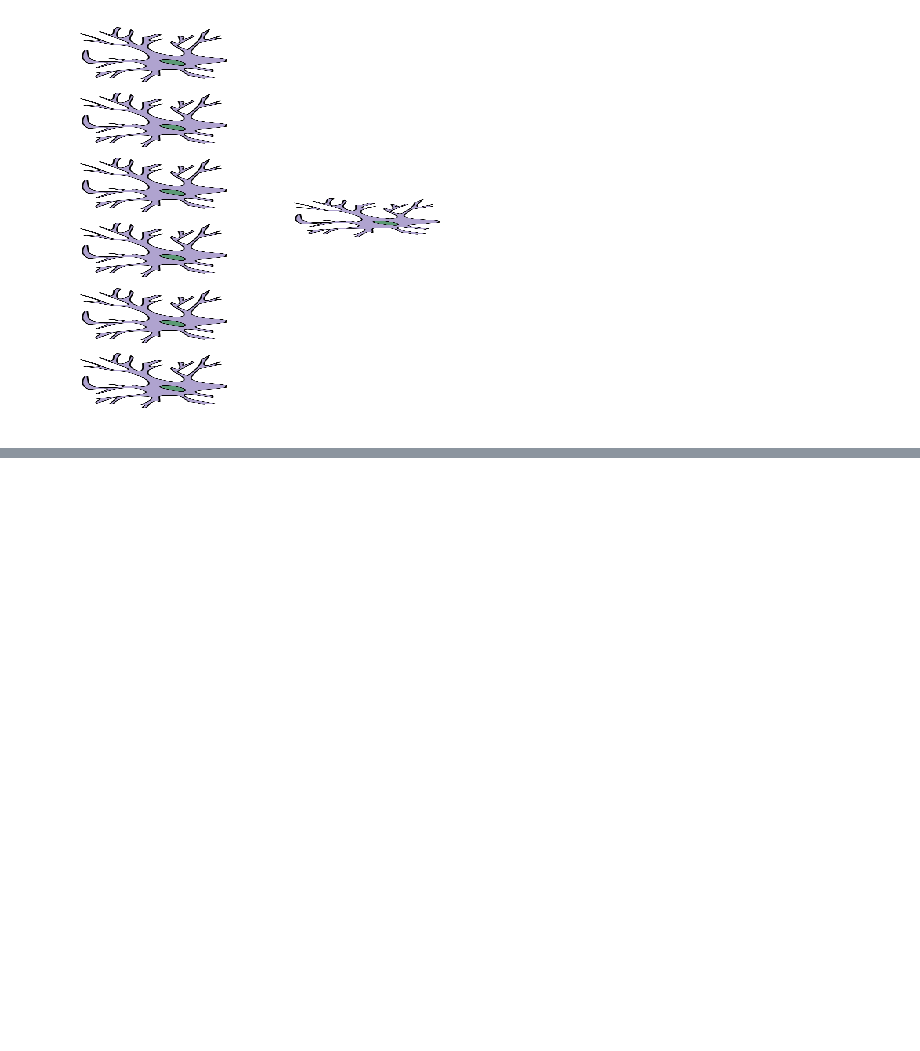
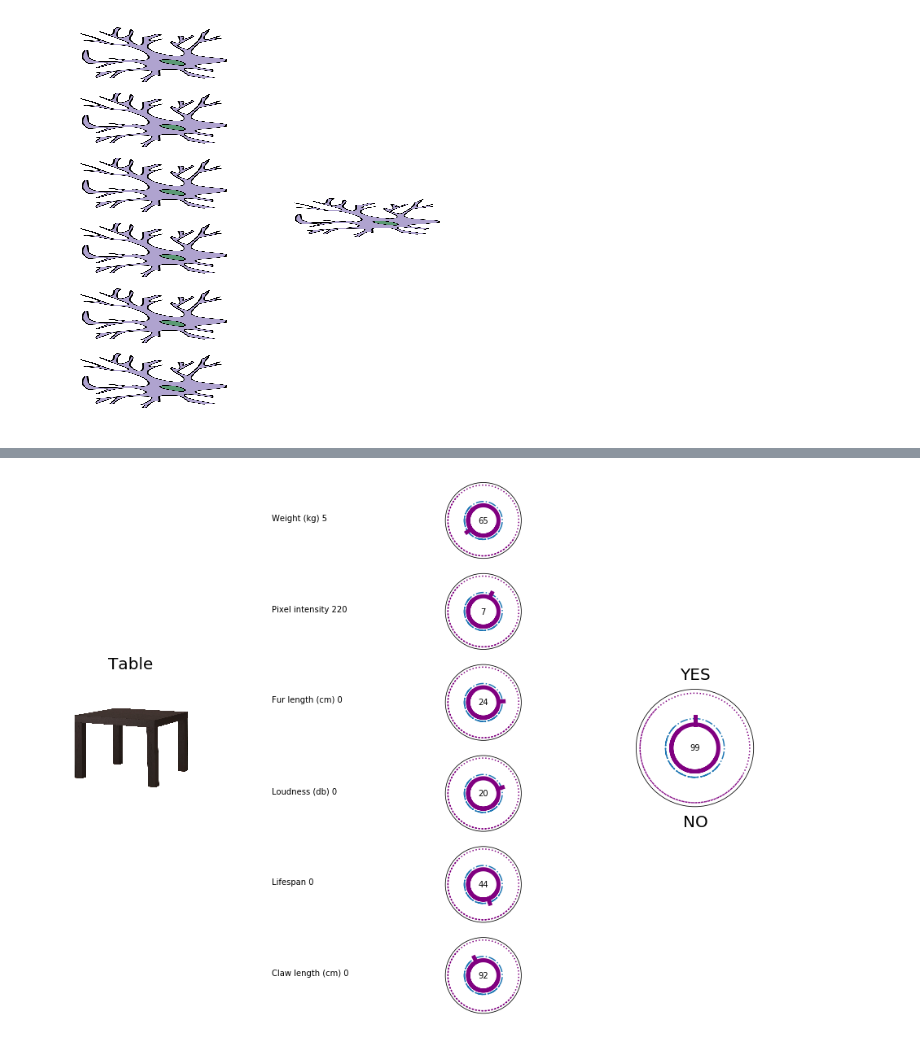
Before and after one commit to ramseydsilva/ml-presentation, a Jupyter notebook: How to Spot a Bear.ipynb, the cells around one changed output, grey strips where cells are left out. Drawn from its saved outputs; the diff is of its cells as text; code cells hidden in the pictures; blank space fills up the shorter version.

```diff
--- a/How to Spot a Bear.ipynb
+++ b/How to Spot a Bear.ipynb
@@ -396,0 +344,6 @@ Training input:
+# %%
+row = 1
+prediction = my_nn.predict(df.iloc[row, 1:-1].tolist())
+draw_nn_prediction(row, df, my_nn.synaptic_weights, prediction)
+# %% [output]
+[figure, added]
```
Also changed, not shown: parts of 21 cells of this notebook, 5 other files.
